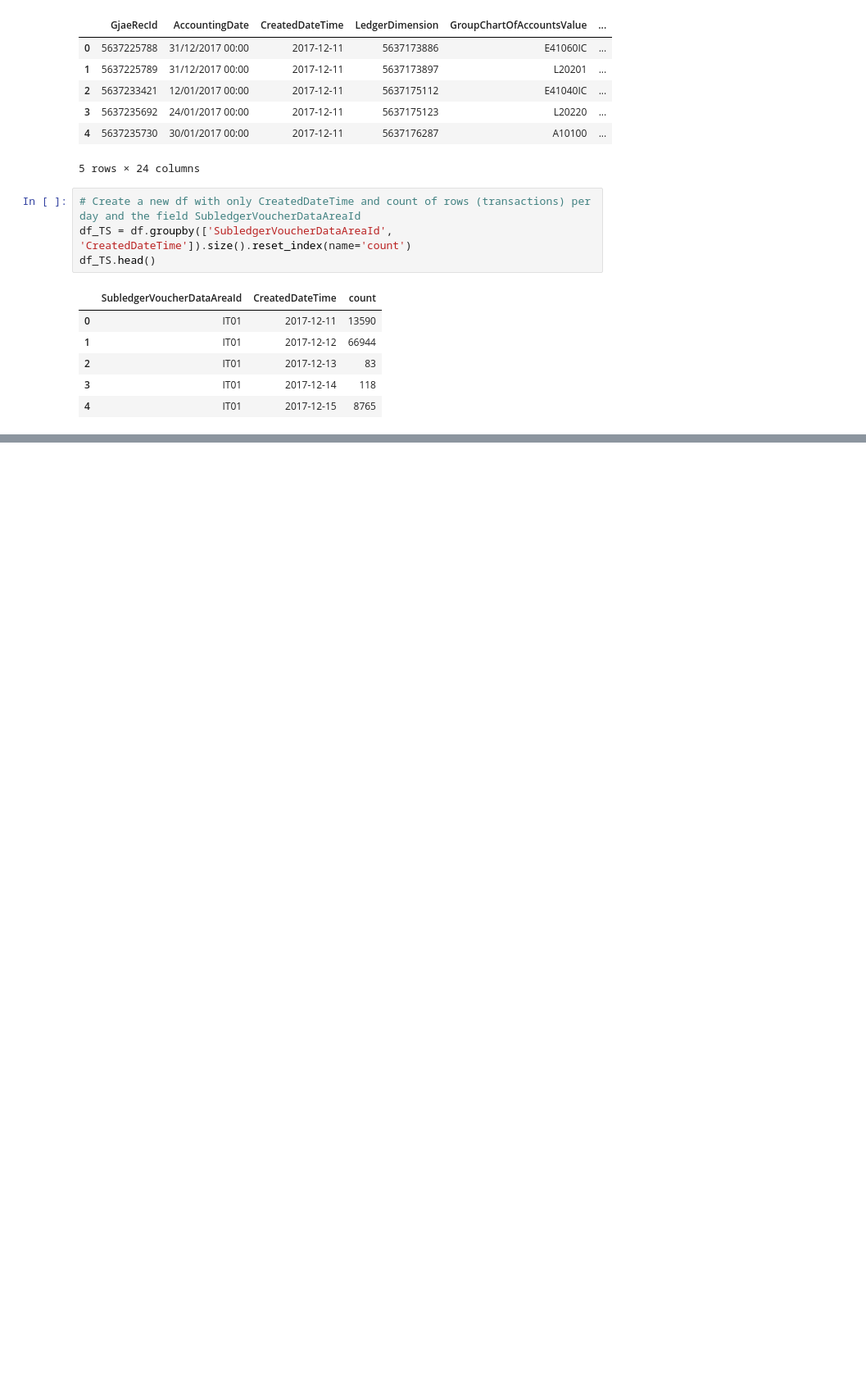
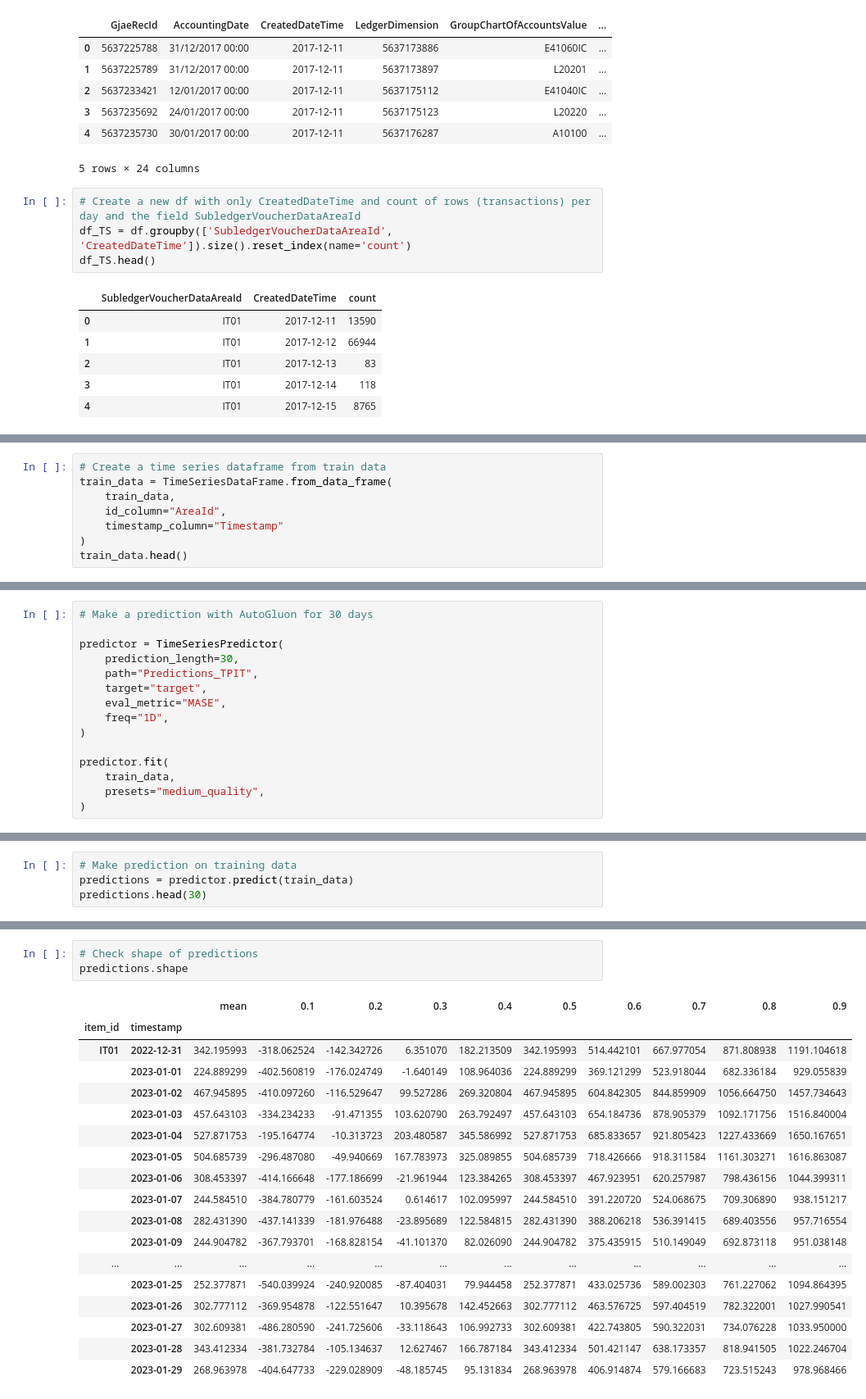
Before and after one commit to gianluca-coletta/Tesi_Magistrale, a Jupyter notebook: Code/ForecastingIT01.ipynb, the cells around one changed output, grey strips where cells are left out. Shown at 82% size. Drawn from its saved outputs; the diff is of its cells as text; blank space fills up the shorter version.

```diff
--- a/Code/ForecastingIT01.ipynb
+++ b/Code/ForecastingIT01.ipynb
@@ -99,0 +112,8 @@ df_TS['Target'].sum()
+# %%
+# Create a time series dataframe from train data
+train_data = TimeSeriesDataFrame.from_data_frame(
+    train_data,
+    id_column="AreaId",
+    timestamp_column="Timestamp"
+)
+train_data.head()
@@ -99,0 +128,15 @@ df_TS['Target'].sum()
+# %%
+# Make a prediction with AutoGluon for 30 days
+
+predictor = TimeSeriesPredictor(
+    prediction_length=30,
+    path="Predictions_TPIT",
+    target="target",
+    eval_metric="MASE",
+    freq="1D",
+)
+
+predictor.fit(
+    train_data,
+    presets="medium_quality",
+)
@@ -99,0 +162,4 @@ df_TS['Target'].sum()
+# %%
+# Make prediction on training data
+predictions = predictor.predict(train_data)
+predictions.head(30)
@@ -99,0 +177,22 @@ df_TS['Target'].sum()
+# %%
+# Check shape of predictions
+predictions.shape
+# %% [output]
+|  |  | mean | 0.1 | 0.2 | 0.3 | 0.4 | 0.5 | 0.6 | 0.7 | 0.8 | 0.9 |
+| item_id | timestamp |  |  |  |  |  |  |  |  |  |  |
+| IT01 | 2022-12-31 | 342.195993 | -318.062524 | -142.342726 | 6.351070 | 182.213509 | 342.195993 | 514.442101 | 667.977054 | 871.808938 | 1191.104618 |
+|  | 2023-01-01 | 224.889299 | -402.560819 | -176.024749 | -1.640149 | 108.964036 | 224.889299 | 369.121299 | 523.918044 | 682.336184 | 929.055839 |
+|  | 2023-01-02 | 467.945895 | -410.097260 | -116.529647 | 99.527286 | 269.320804 | 467.945895 | 604.842305 | 844.859909 | 1056.664750 | 1457.734643 |
+|  | 2023-01-03 | 457.643103 | -334.234233 | -91.471355 | 103.620790 | 263.792497 | 457.643103 | 654.184736 | 878.905379 | 1092.171756 | 1516.840004 |
+|  | 2023-01-04 | 527.871753 | -195.164774 | -10.313723 | 203.480587 | 345.586992 | 527.871753 | 685.833657 | 921.805423 | 1227.433669 | 1650.167651 |
+|  | 2023-01-05 | 504.685739 | -296.487080 | -49.940669 | 167.783973 | 325.089855 | 504.685739 | 718.426666 | 918.311584 | 1161.303271 | 1616.863087 |
+|  | 2023-01-06 | 308.453397 | -414.166648 | -177.186699 | -21.961944 | 123.384265 | 308.453397 | 467.923951 | 620.257987 | 798.436156 | 1044.399311 |
+|  | 2023-01-07 | 244.584510 | -384.780779 | -161.603524 | 0.614617 | 102.095997 | 244.584510 | 391.220720 | 524.068675 | 709.306890 | 938.151217 |
+|  | 2023-01-08 | 282.431390 | -437.141339 | -181.976488 | -23.895689 | 122.584815 | 282.431390 | 388.206218 | 536.391415 | 689.403556 | 957.716554 |
+|  | 2023-01-09 | 244.904782 | -367.793701 | -168.828154 | -41.101370 | 82.026090 | 244.904782 | 375.435915 | 510.149049 | 692.873118 | 951.038148 |
+| ... | ... | ... | ... | ... | ... | ... | ... | ... | ... | ... | ... |
+|  | 2023-01-25 | 252.377871 | -540.039924 | -240.920085 | -87.404031 | 79.944458 | 252.377871 | 433.025736 | 589.002303 | 761.227062 | 1094.864395 |
+|  | 2023-01-26 | 302.777112 | -369.954878 | -122.551647 | 10.395678 | 142.452663 | 302.777112 | 463.576725 | 597.404519 | 782.322001 | 1027.990541 |
+|  | 2023-01-27 | 302.609381 | -486.280590 | -241.725606 | -33.118643 | 106.992733 | 302.609381 | 422.743805 | 590.322031 | 734.076228 | 1033.950000 |
+|  | 2023-01-28 | 343.412334 | -381.732784 | -105.134637 | 12.627467 | 166.787184 | 343.412334 | 501.421147 | 638.173357 | 818.941505 | 1022.246704 |
+|  | 2023-01-29 | 268.963978 | -404.647733 | -229.028909 | -48.185745 | 95.131834 | 268.963978 | 406.914874 | 579.166683 | 723.515243 | 978.968466 |
```
Also changed, not shown: parts of 11 cells of this notebook, 10 other files.
